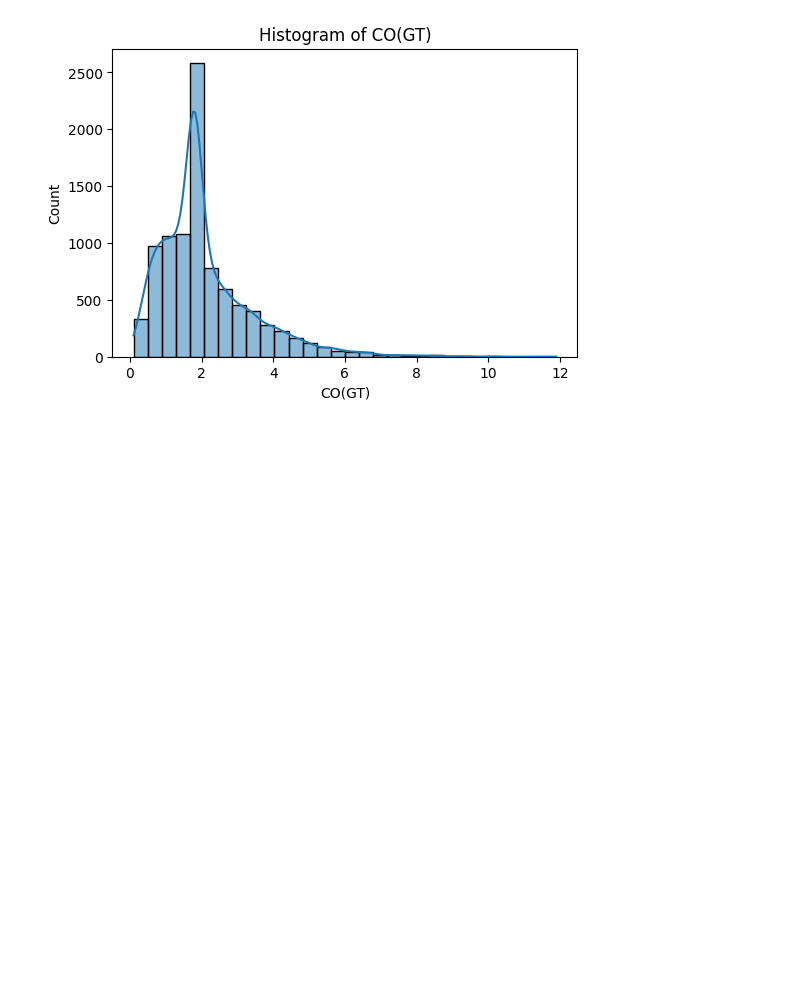
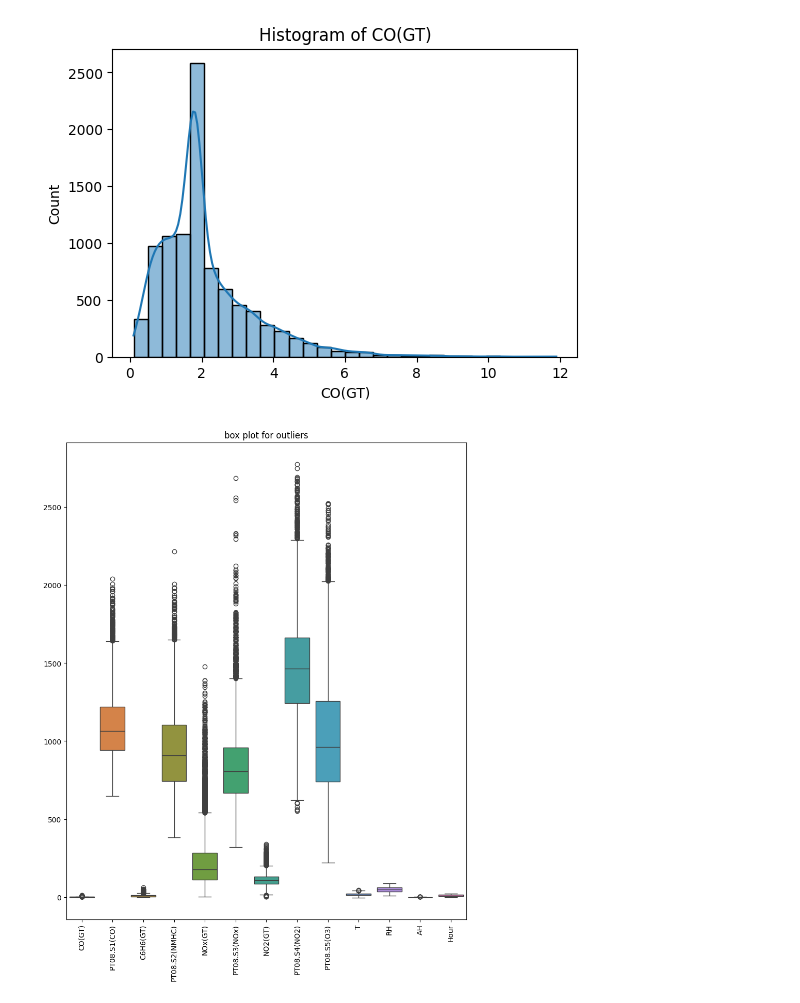
Before and after one commit to Farazmghm/Portfolio, a Jupyter notebook: wethear_prediction_and_analysis_.ipynb, the cells around one changed output. Drawn from its saved outputs; the diff is of its cells as text; code cells hidden in the pictures; blank space fills up the shorter version.

Commit message:
outliers

```diff
--- a/wethear_prediction_and_analysis_.ipynb
+++ b/wethear_prediction_and_analysis_.ipynb
@@ -425,3 +425,14 @@ for col in features + ['CO(GT)']:
 [figure]
 [figure]
 [figure]
+# %%
+columns=['CO(GT)', 'PT08.S1(CO)', 'C6H6(GT)', 'PT08.S2(NMHC)', 'NOx(GT)',
+                   'PT08.S3(NOx)', 'NO2(GT)', 'PT08.S4(NO2)', 'PT08.S5(O3)', 'T', 'RH', 'AH', 'Hour']
+
+plt.figure(figsize=(10,12))
+sns.boxplot(data=df_copy[columns])
+plt.xticks(rotation=90)
+plt.title('box plot for outliers')
+plt.show()
+# %% [output]
+[figure, added]
```
Also changed, not shown: parts of 2 cells of this notebook.
